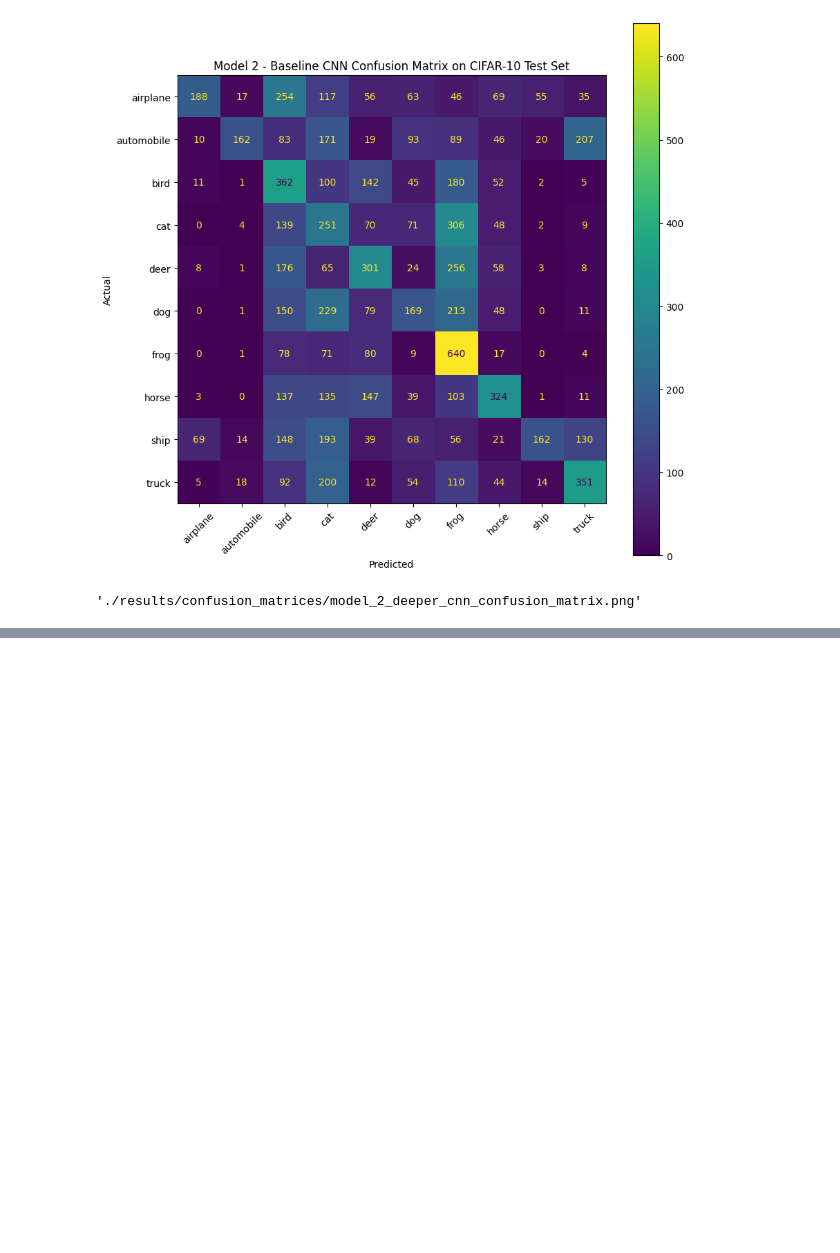
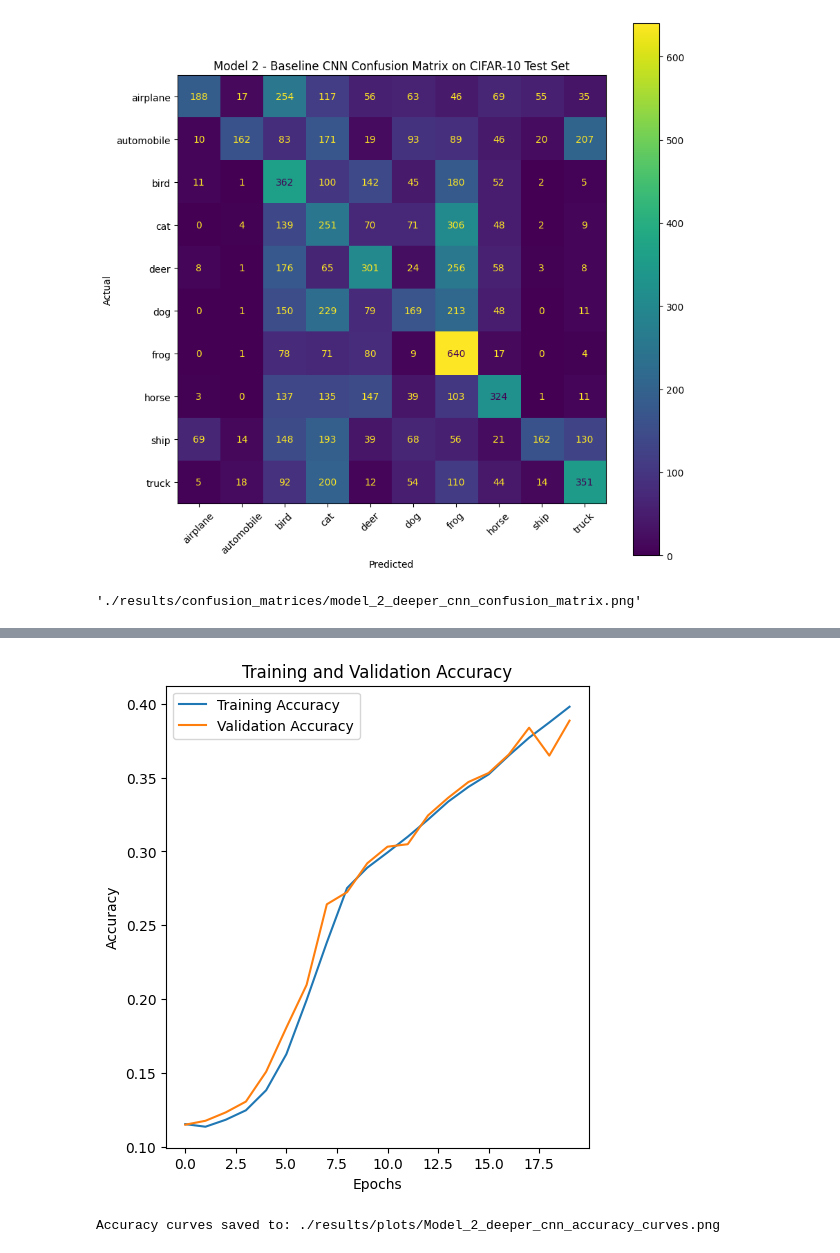
Before and after one commit to karimamzghi/cifar10-cnn-classification-project, a Jupyter notebook: notebooks/02_deeper_cnn.ipynb, the cells around one changed output, grey strips where cells are left out. Cells and saved outputs as stored; diff of their text form; code cells hidden in the pictures; blank space fills up the shorter version.

Commit message:
add missing plots from different models

```diff
--- a/notebooks/02_deeper_cnn.ipynb
+++ b/notebooks/02_deeper_cnn.ipynb
@@ -268,0 +274,21 @@ results_df
+# %%
+# draw a plot of the training and validation accuracy over epochs
+plt.figure(figsize=(12, 6))
+plt.subplot(1, 2, 1)
+plt.plot(history.history['accuracy'], label='Training Accuracy')
+plt.plot(history.history['val_accuracy'], label='Validation Accuracy')
+plt.title('Training and Validation Accuracy')
+plt.xlabel('Epochs')
+plt.ylabel('Accuracy')
+plt.legend()
+
+# Save the plot of the training and validation accuracy over epochs
+os.makedirs(config.PLOTS_DIR, exist_ok=True)
+accuracy_curves_path = (f"{config.PLOTS_DIR}/Model_{MODEL_ID}_{MODEL_NAME}_accuracy_curves.png")
+plt.savefig(accuracy_curves_path, bbox_inches="tight")
+plt.show()
+
+print("Accuracy curves saved to:", accuracy_curves_path)
+# %% [output]
+[figure, added]
+Accuracy curves saved to: ./results/plots/Model_2_deeper_cnn_accuracy_curves.png
```
Also changed, not shown: parts of 2 cells of this notebook, 8 other files.
